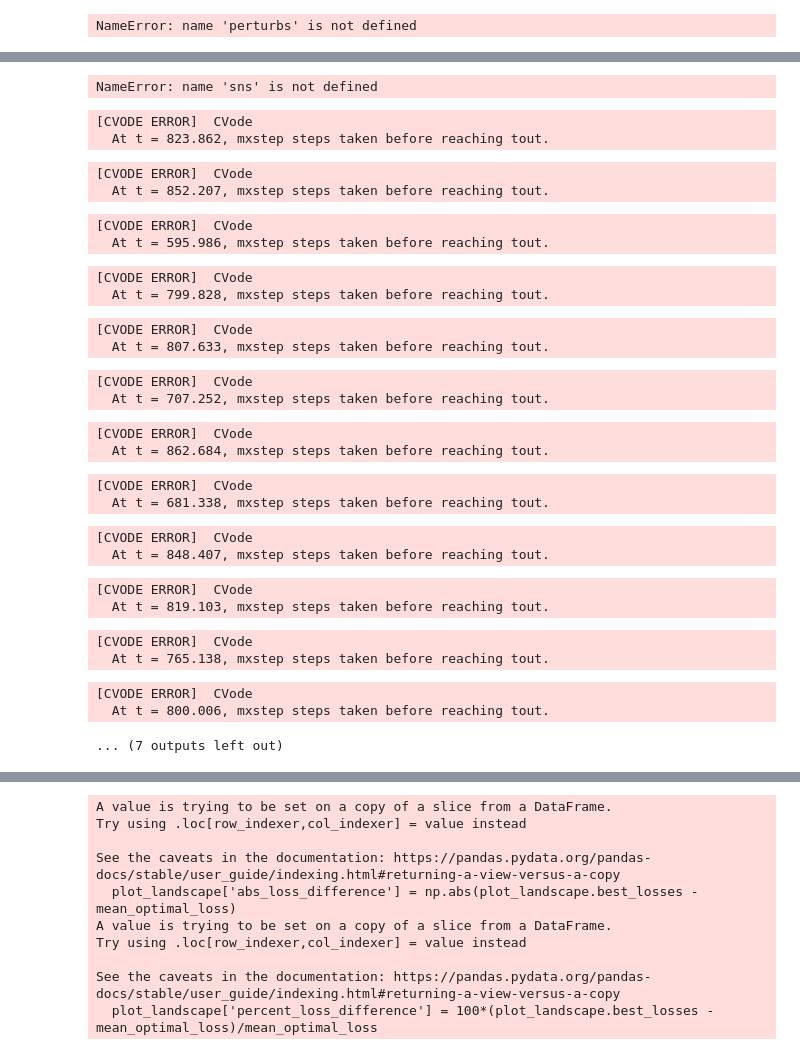
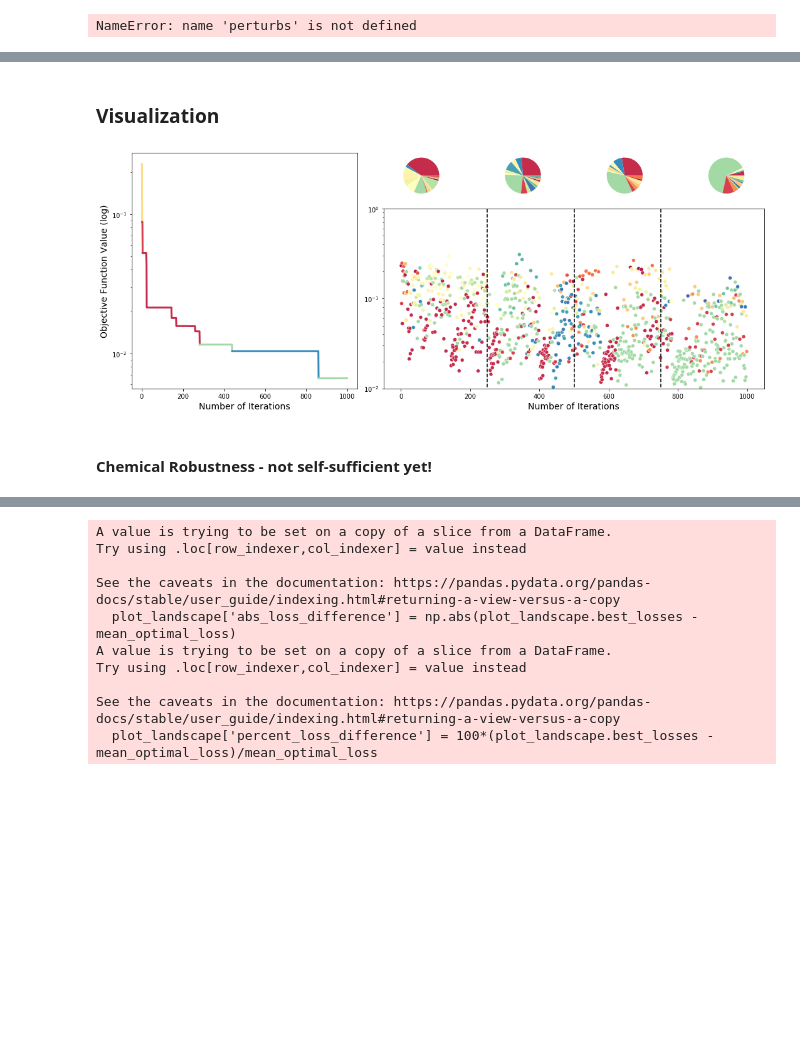
Before and after one commit to cjmerzbacher/bayesopt-dynamic-pathways, a Jupyter notebook: p_aminostyrene/p_aminostyrene.ipynb, the cells around one changed output, grey strips where cells are left out. Drawn from its saved outputs; the diff is of its cells as text; code cells hidden in the pictures; blank space fills up the shorter version.

```diff
--- a/p_aminostyrene/p_aminostyrene.ipynb
+++ b/p_aminostyrene/p_aminostyrene.ipynb
@@ -40,6 +42,23 @@ def name_converter(A):
         name += '-'
     return name[:-1]
 
+def name_converter_str(A):
+    name = ''
+    for i in range(3):
+        arch = A[i]
+        if arch == '(1, 0, 0, 0, 0)':
+            name += 'A1'
+        elif arch == '(0, 1, 0, 0, 0)':
+            name += 'A2'
+        elif arch == '(0, 0, 1, 0, 0)':
+            name += 'R1'
+        elif arch == '(0, 0, 0, 1, 0)':
+            name += 'R2'
+        elif arch == '(0, 0, 0, 0, 1)':
+            name += 'N'
+        name += '-'
+    return name[:-1]
+
 ###Model definition
 def p_aminostyrene(t, y, ydot, params):
     #Parse input parameters
@@ -53,7 +72,7 @@ def p_aminostyrene(t, y, ydot, params):
 
     #Cellular constants
     chorismate_production_rate = 1100. #range [2E2, 2E3]
-    deaminase_production_rate =  1E1 #range [1E0, 1E2]
+    deaminase_production_rate =  1E1 #range [1E0, 1E2]are
     mrna_degradation_rate = 3E-3 #range [3E-4, 3E-2]
     protein_degradation_rate = 2E-4 #range [2E-5, 2E-3]
     protein_folding_rate = 2E0 #range [2E-1, 2E1]
@@ -239,5 +315,12 @@ NameError: name 'perturbs' is not defined
+# %% [markdown]
+### Visualization
 # %%
 ###FIGURE: Sample results
+landscape = pd.read_csv('sample_run.csv')
+landscape['Circuit'] = [name_converter_str([landscape.circuit[i][1:16], landscape.circuit[i][18:33], landscape.circuit[i][35:50]]) for i in range(len(landscape))]
+landscape['Best Circuit'] = [name_converter_str([landscape.best_loss_circuit[i][1:16], landscape.best_loss_circuit[i][18:33], landscape.best_loss_circuit[i][35:50]]) for i in range(len(landscape))]
+landscape = landscape.reset_index()
+
 #TUNE ORDER MANUALLY
 orders = ['R2-A1-N','N-A1-A1', 'R1-A1-A2', 'R2-R2-A2',
        'R2-N-N', 'R2-R2-A1', 'R1-A1-N', 'R1-N-N', 'R2-N-A2', 'R1-R2-A1', 'N-N-N',
@@ -277,75 +360,36 @@ ax = fig.add_subplot(gs[1, 1:])
 ax.set_xlabel('Number of Iterations', fontsize=14)
 ax.set_yscale('log')
 ax.set_ylim([10E-3, 10E-1])
-sns.scatterplot(x='index', y='loss', hue='Circuit', data=landscape, ax=ax, hue_order=orders, palette=palette)
+sns.scatterplot(x='index', y='loss', hue='Circuit', data=landscape, ax=ax, hue_order=orders, palette=palette, legend=False)
 ax.vlines(250, 0, 10E9, linestyles='dashed')
 ax.vlines(500, 0, 10E9, linestyles='dashed')
 ax.vlines(750, 0, 10E9, linestyles='dashed')
 ax.set_ylabel(None)
 
 
 quarter1 = (landscape.iloc[0:250].sort_values(by='Circuit').groupby('Circuit').count().loss/200).reset_index()
 quarter2 = (landscape.iloc[250:500].sort_values(by='Circuit').groupby('Circuit').count().loss/200).reset_index()
 quarter3 = (landscape.iloc[500:750].sort_values(by='Circuit').groupby('Circuit').count().loss/200).reset_index()
 quarter4 = (landscape.iloc[750:1000].sort_values(by='Circuit').groupby('Circuit').count().loss/200).reset_index()
 colors = list(palette.values())
 
 ax = fig.add_subplot(gs[0, 1])
 ax.pie(quarter1.loss, colors=[palette[a] for a in quarter1.Circuit.unique().tolist()])
 
 ax = fig.add_subplot(gs[0, 2])
 ax.pie(quarter2.loss, colors=[palette[a] for a in quarter2.Circuit.unique().tolist()])
 
 ax = fig.add_subplot(gs[0, 3])
 ax.pie(quarter3.loss, colors=[palette[a] for a in quarter3.Circuit.unique().tolist()])
 
 ax = fig.add_subplot(gs[0, 4])
 ax.pie(quarter4.loss, colors=[palette[a] for a in quarter4.Circuit.unique().tolist()])
 
 fig.tight_layout()
 fig.savefig('sample_results.png', dpi=300)
 # %% [output]
-NameError: name 'sns' is not defined
+[figure, added]
-# %%
-###Chemical robustness experiments
-global perturbs
-max_iters = 1000
-total_landscape = pd.DataFrame()
-total_perturbs = lhs(2, samples=100)
-total_perturbs = total_perturbs*([1E-3 - 1E-4, 1E2 - 1E1]) + [1E-4, 1E1]
-
-for p in total_perturbs:
-    perturbs = p
-    landscape, best = run_hyperopt(max_iters)
-    landscape.to_csv('chemical_robustness.csv', mode='a', header=False)
-    total_landscape = pd.concat([total_landscape, landscape])
-
-total_landscape.to_csv('chemical_robustness_backup.csv')
-# %% [output]
-[CVODE ERROR]  CVode
-  At t = 823.862, mxstep steps taken before reaching tout.
-[CVODE ERROR]  CVode
-  At t = 852.207, mxstep steps taken before reaching tout.
-[CVODE ERROR]  CVode
-  At t = 595.986, mxstep steps taken before reaching tout.
-[CVODE ERROR]  CVode
-  At t = 799.828, mxstep steps taken before reaching tout.
-[CVODE ERROR]  CVode
-  At t = 807.633, mxstep steps taken before reaching tout.
-[CVODE ERROR]  CVode
-  At t = 707.252, mxstep steps taken before reaching tout.
-[CVODE ERROR]  CVode
-  At t = 862.684, mxstep steps taken before reaching tout.
-[CVODE ERROR]  CVode
-  At t = 681.338, mxstep steps taken before reaching tout.
-[CVODE ERROR]  CVode
-  At t = 848.407, mxstep steps taken before reaching tout.
-[CVODE ERROR]  CVode
-  At t = 819.103, mxstep steps taken before reaching tout.
-[CVODE ERROR]  CVode
-  At t = 765.138, mxstep steps taken before reaching tout.
-[CVODE ERROR]  CVode
-  At t = 800.006, mxstep steps taken before reaching tout.
-... (7 outputs left out)
+# %% [markdown]
+#### Chemical Robustness - not self-sufficient yet!
 # %%
 #Filter experiment results for ODE errors
```
Also changed, not shown: parts of 10 cells of this notebook, 51 other files.
